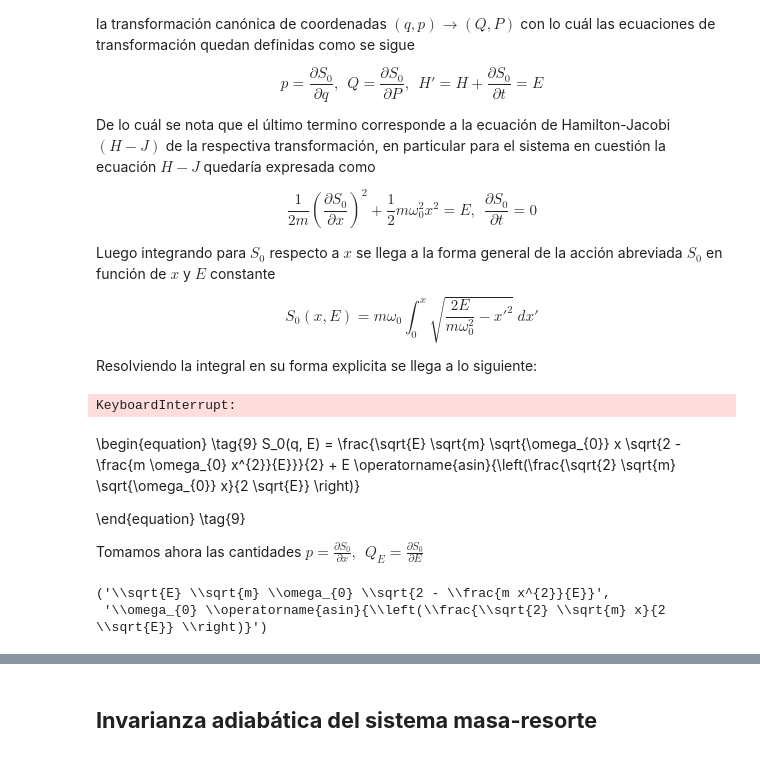
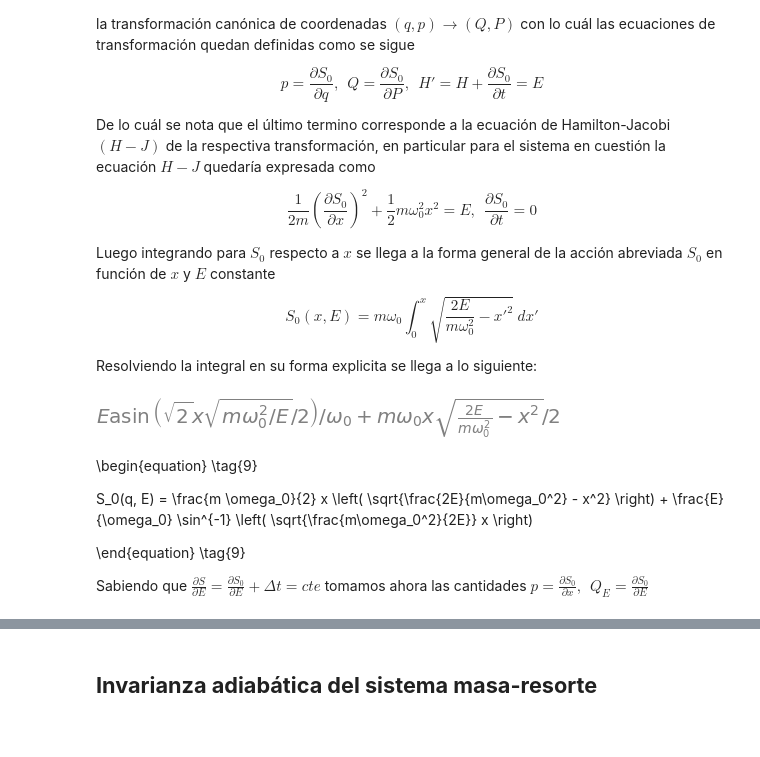
Before and after one commit to jerolg/FISICA_TEORICA_2, a Jupyter notebook: T3_Mecanica_hamilton/T3_hamilton.ipynb, the cells around one changed output, grey strips where cells are left out. Cells and saved outputs as stored; diff of their text form; code cells hidden in the pictures.

```diff
--- a/T3_Mecanica_hamilton/T3_hamilton.ipynb
+++ b/T3_Mecanica_hamilton/T3_hamilton.ipynb
@@ -70,63 +70,17 @@ import matplotlib.pyplot as plt
 # %%
 # Definición de símbolos
-sym = sp.symbols('t_0 t x S_0 omega_0 m E')
-t_0, t, x, S0, omega, m, E = sym[0], sym[1], sym[2], sym[3], sym[4], sym[5], sym[6]
+sym = sp.symbols('t_0 t x S_0 omega_0 m E p')
+t_0, t, x, S_0, omega_0, m, E, p = sym[0], sym[1], sym[2], sym[3], sym[4], sym[5], sym[6], sym[7]
 
-# Definición de la función
-f = sp.sqrt(2*E/(m*omega) - x**2)
-# Integración
-integral = sp.integrate(f, (x, 0, x))
-
-# Si la solución es un Piecewise, seleccionamos la rama específica
-if isinstance(integral, sp.Piecewise):
-    # Seleccionamos la primera rama, que suele corresponder a la solución principal
-    solucion_especifica = integral.args[1][0]  # args[0][0] es la primera expresión (la solución principal)
-else:
-    solucion_especifica = integral
-
-# Simplificación
-resultado_S0 = sp.simplify(m * omega * solucion_especifica)
-
-# Mostrar el resultado en formato LaTeX
-latex_output = sp.latex(resultado_S0)
-print(latex_output)
+S0 = m*omega_0*x/2*(sp.sqrt(2*E/(m*omega_0**2)-x**2)) + E/omega_0*sp.asin(sp.sqrt(m*omega_0**2/(2*E))*x)
+S0
+# %% [output]
+[figure, added]
-# %%
-import sympy as sp
-
-# Definición de símbolos
-a, x = sp.symbols('a x')
-
-# Definición de la función
-x_prime = sp.Symbol('x_prime')  # Para representar la variable de integración
-f = sp.sqrt(a - x_prime**2)
-
-# Integración
-integral = sp.integrate(f, (x_prime, 0, x))
-
-# Si la solución es un Piecewise, seleccionamos la rama específica
-if isinstance(integral, sp.Piecewise):
-    # Seleccionamos la primera rama, que suele corresponder a la solución principal
-    solucion_especifica = integral.args[1][0]  # args[0][0] es la primera expresión (la solución principal)
-else:
-    solucion_especifica = integral
-
-# Simplificación
-resultado_S0 = sp.simplify(m * omega * solucion_especifica)
-
-# Mostrar el resultado en formato LaTeX
-latex_output = sp.latex(resultado_S0)
-print(latex_output)
-# %% [output]
-KeyboardInterrupt:
 # %% [markdown]
 \begin{equation} \tag{9}
-S_0(q, E) = \frac{\sqrt{E} \sqrt{m} \sqrt{\omega_{0}} x \sqrt{2 - \frac{m \omega_{0} x^{2}}{E}}}{2} + E \operatorname{asin}{\left(\frac{\sqrt{2} \sqrt{m} \sqrt{\omega_{0}} x}{2 \sqrt{E}} \right)}
+
+S_0(q, E) = \frac{m \omega_0}{2} x \left( \sqrt{\frac{2E}{m\omega_0^2} - x^2} \right) + \frac{E}{\omega_0} \sin^{-1} \left( \sqrt{\frac{m\omega_0^2}{2E}} x \right)
 
 \end{equation} \tag{9}
 
-Tomamos ahora las cantidades $p = \frac{\partial S_0}{\partial x}, \ \ Q_E = \frac{\partial S_0}{\partial E}$
+Sabiendo que $\frac{\partial S}{\partial E} = \frac{\partial S_0}{\partial E} + \Delta t = cte$ tomamos ahora las cantidades $p = \frac{\partial S_0}{\partial x}, \ \ Q_E = \frac{\partial S_0}{\partial E}$
-# %%
-sp.latex(sp.simplify(sp.diff(resultado_S0,x))), sp.latex(sp.simplify(sp.diff(resultado_S0,E)))
-# %% [output]
-('\\sqrt{E} \\sqrt{m} \\omega_{0} \\sqrt{2 - \\frac{m x^{2}}{E}}',
- '\\omega_{0} \\operatorname{asin}{\\left(\\frac{\\sqrt{2} \\sqrt{m} x}{2 \\sqrt{E}} \\right)}')
```
Also changed, not shown: parts of 10 cells of this notebook.
